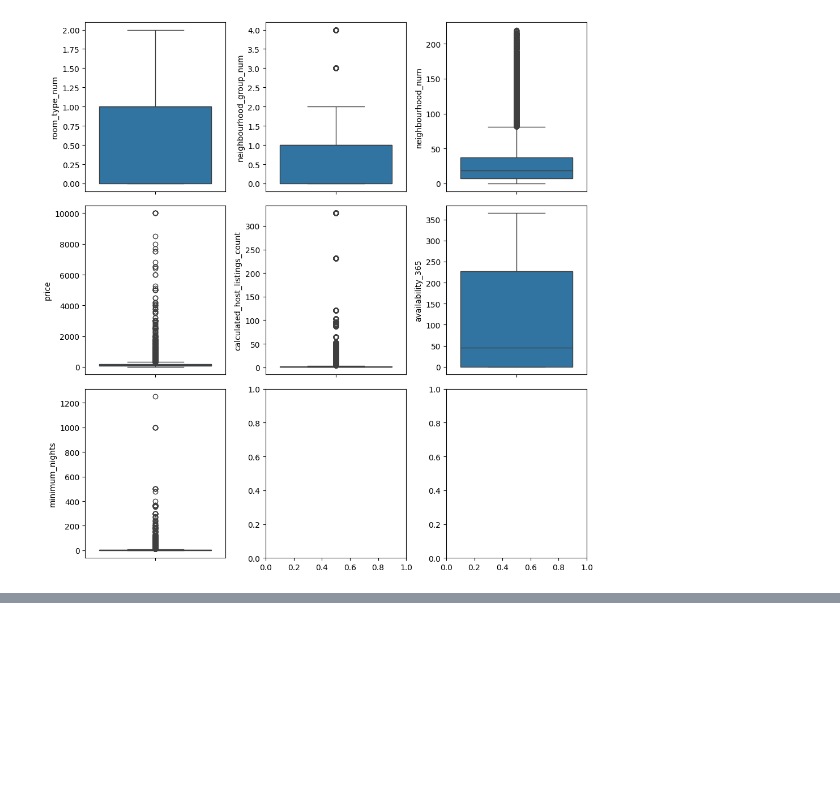
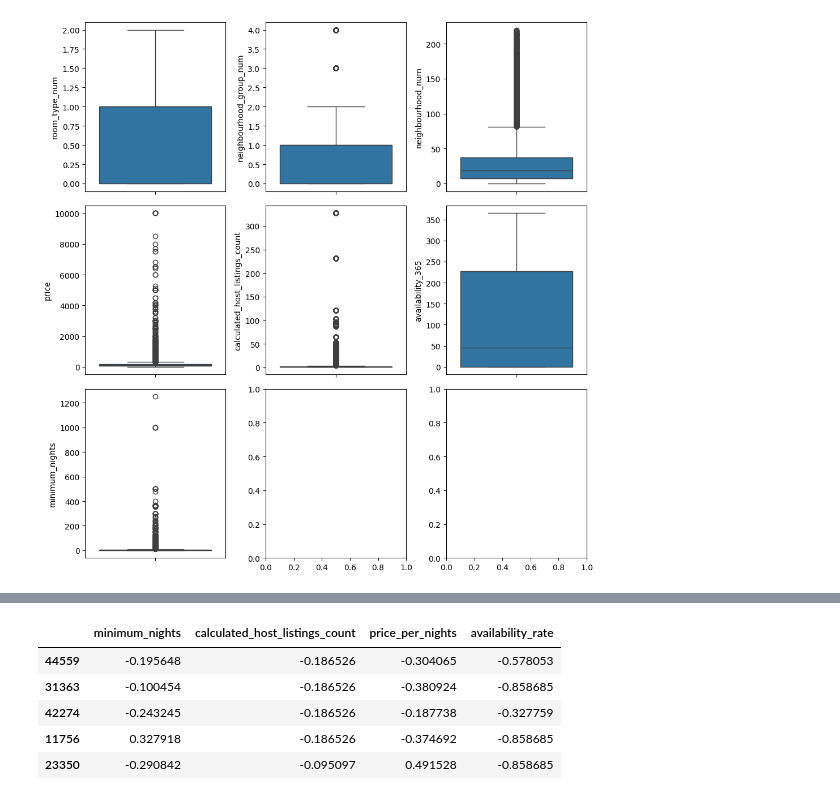
Before and after one commit to sopasoup/eda1, a Jupyter notebook: src/explore.ipynb, the cells around one changed output, grey strips where cells are left out. Saved outputs shown, nothing was run; the diff lists cells and outputs as text; code cells hidden in the pictures; blank space fills up the shorter version.

```diff
--- a/src/explore.ipynb
+++ b/src/explore.ipynb
@@ -174,0 +252,20 @@ lim_inf = stat_price['25%'] - 1.5 * price_iqr
+# %%
+from sklearn.preprocessing import StandardScaler
+
+scaler = StandardScaler()
+scaler.fit(X_train)
+
+X_train_norm = scaler.transform(X_train)
+X_train_norm = pd.DataFrame(X_train_norm, index = X_train.index, columns = num_variables)
+
+X_test_norm = scaler.transform(X_test)
+X_test_norm = pd.DataFrame(X_test_norm, index = X_test.index, columns = num_variables)
+
+X_train_norm.head()
+# %% [output]
+|  | minimum_nights | calculated_host_listings_count | price_per_nights | availability_rate |
+| 44559 | -0.195648 | -0.186526 | -0.304065 | -0.578053 |
+| 31363 | -0.100454 | -0.186526 | -0.380924 | -0.858685 |
+| 42274 | -0.243245 | -0.186526 | -0.187738 | -0.327759 |
+| 11756 | 0.327918 | -0.186526 | -0.374692 | -0.858685 |
+| 23350 | -0.290842 | -0.095097 | 0.491528 | -0.858685 |
```
Also changed, not shown: parts of 10 cells of this notebook, 2 other files.
